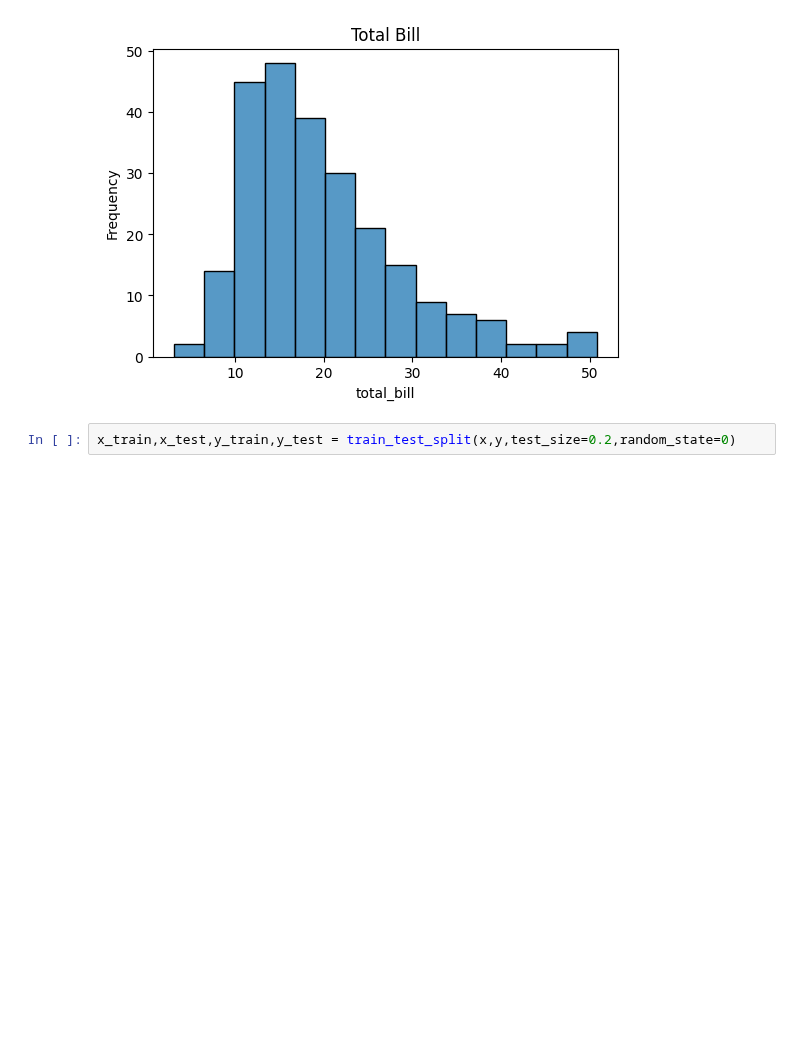
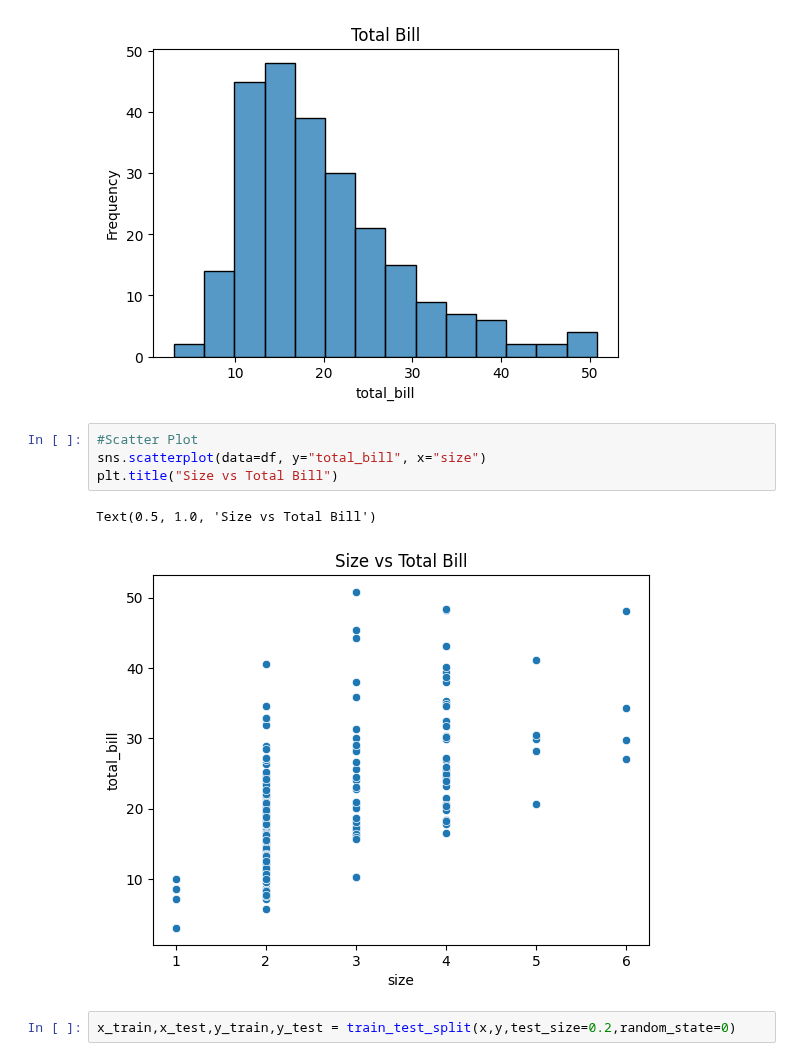
Before and after one commit to Vanshaj14Mohan/AIML-College, a Jupyter notebook: Assignment Five/multiple LR tips.ipynb, the cells around one changed output. Drawn from its saved outputs; the diff is of its cells as text; blank space fills up the shorter version.

```diff
--- a/Assignment Five/multiple LR tips.ipynb
+++ b/Assignment Five/multiple LR tips.ipynb
@@ -177,6 +177,13 @@ plt.show
 # %% [output]
 <function matplotlib.pyplot.show(close=None, block=None)>
 [figure]
+# %%
+#Scatter Plot
+sns.scatterplot(data=df, y="total_bill", x="size")
+plt.title("Size vs Total Bill")
+# %% [output]
+Text(0.5, 1.0, 'Size vs Total Bill')
+[figure, added]
 # %%
 x_train,x_test,y_train,y_test = train_test_split(x,y,test_size=0.2,random_state=0)
 # %%
```
